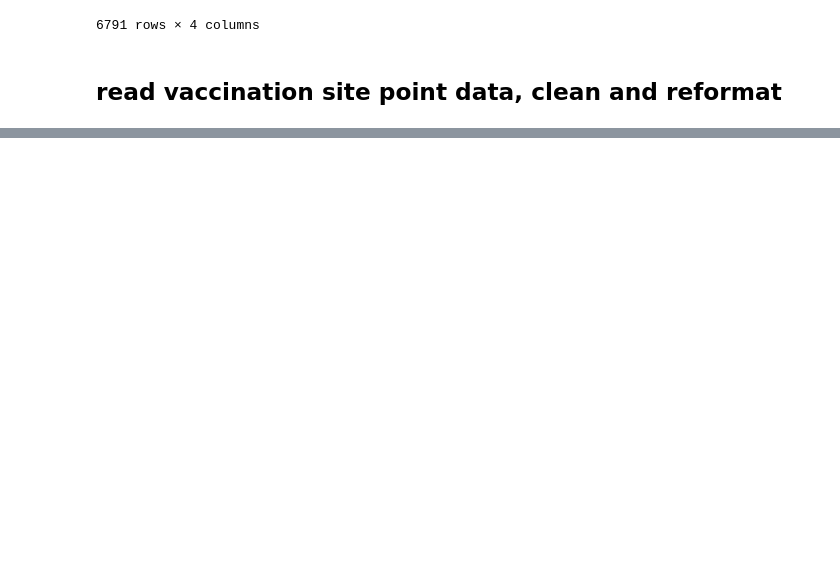
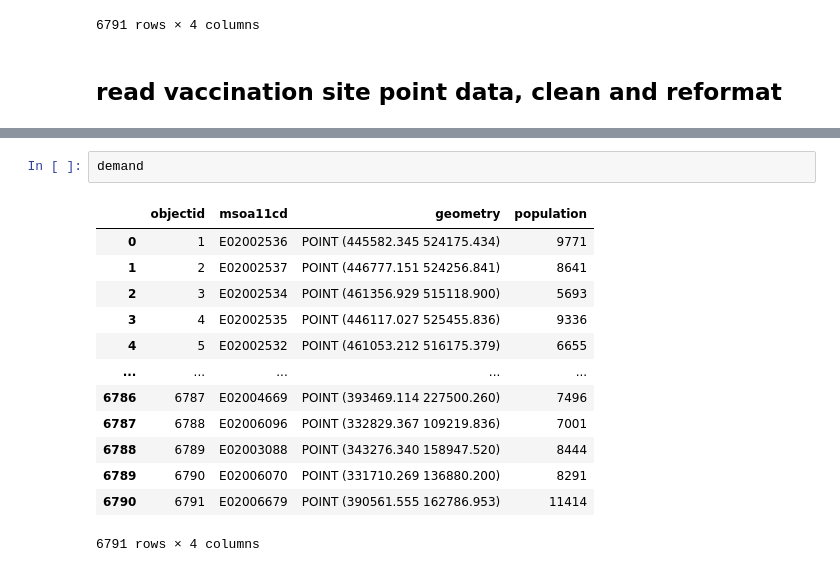
Before and after one commit to LingruFeng/dissertation, a Jupyter notebook: data_raw/data_preprocss.ipynb, the cells around one changed output, grey strips where cells are left out. Drawn from its saved outputs; the diff is of its cells as text; blank space fills up the shorter version.

```diff
--- a/data_raw/data_preprocss.ipynb
+++ b/data_raw/data_preprocss.ipynb
@@ -104,0 +218,16 @@ DriverError: '/vsimem/68245ff6fe2d4b0ba1e1046195e9694a' not recognized as a supp
+# %%
+demand
+# %% [output]
+|  | objectid | msoa11cd | geometry | population |
+| 0 | 1 | E02002536 | POINT (445582.345 524175.434) | 9771 |
+| 1 | 2 | E02002537 | POINT (446777.151 524256.841) | 8641 |
+| 2 | 3 | E02002534 | POINT (461356.929 515118.900) | 5693 |
+| 3 | 4 | E02002535 | POINT (446117.027 525455.836) | 9336 |
+| 4 | 5 | E02002532 | POINT (461053.212 516175.379) | 6655 |
+| ... | ... | ... | ... | ... |
+| 6786 | 6787 | E02004669 | POINT (393469.114 227500.260) | 7496 |
+| 6787 | 6788 | E02006096 | POINT (332829.367 109219.836) | 7001 |
+| 6788 | 6789 | E02003088 | POINT (343276.340 158947.520) | 8444 |
+| 6789 | 6790 | E02006070 | POINT (331710.269 136880.200) | 8291 |
+| 6790 | 6791 | E02006679 | POINT (390561.555 162786.953) | 11414 |
+6791 rows × 4 columns
```
Also changed, not shown: parts of 16 cells of this notebook.
